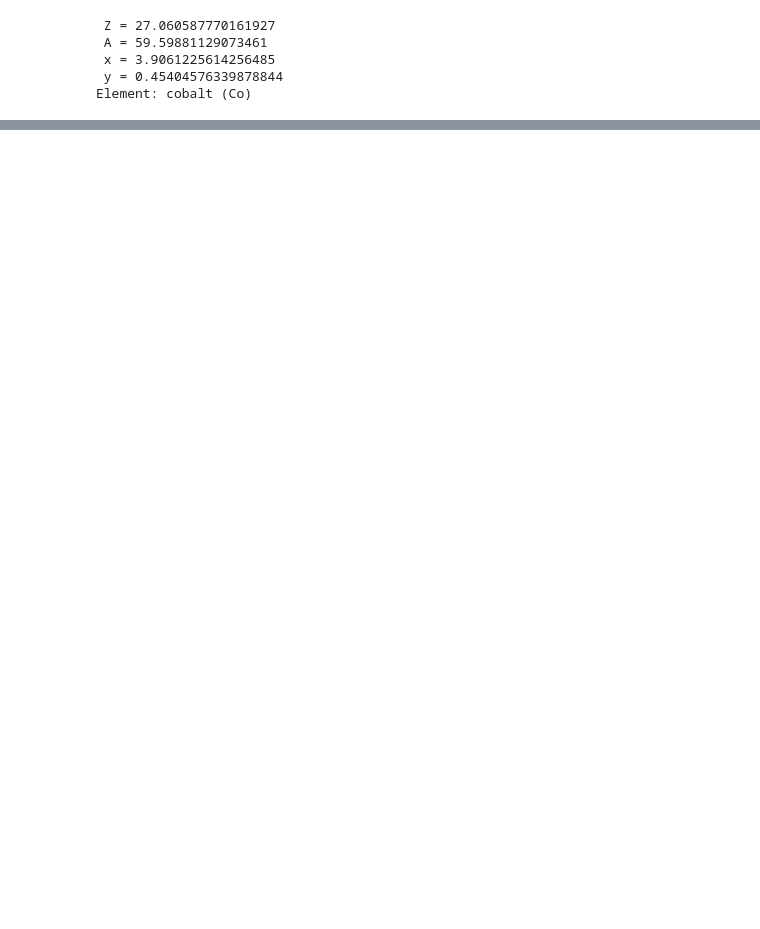
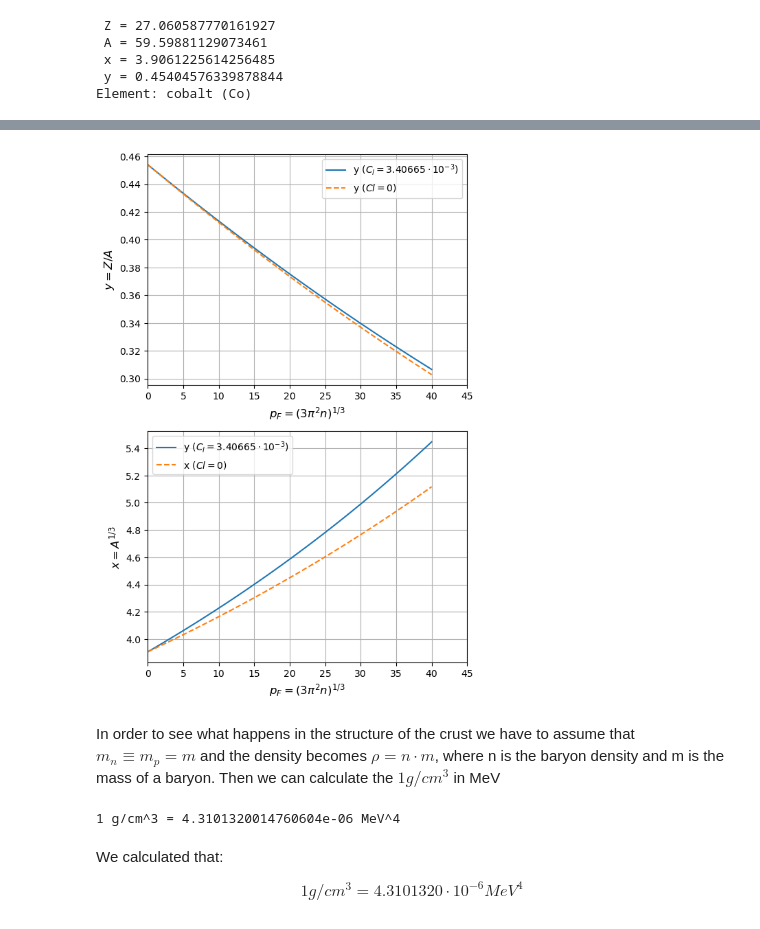
Before and after one commit to Burpsploit/Computational_NuclearPhysics, a Jupyter notebook: Outer_crust/Crust.ipynb, the cells around one changed output, grey strips where cells are left out. Saved outputs shown, nothing was run; the diff lists cells and outputs as text; code cells hidden in the pictures; blank space fills up the shorter version.

Commit message:
crust_v_final

```diff
--- a/Outer_crust/Crust.ipynb
+++ b/Outer_crust/Crust.ipynb
@@ -34,0 +118,47 @@ Element: cobalt (Co)
+# %%
+# Plotting the results
+fig = plt.subplots(2, 1, figsize=(6, 10))
+# Plot for Cl = 3.40665*10**(-3)
+plt.subplot(2, 1, 1)
+plt.plot(dfCl_34['p_f'], dfCl_34['y'], label=r'y ($C_l = 3.40665\cdot 10^{-3}$)')
+plt.plot(dfCl_34['p_f'], dfCl_0['y'],linestyle='--', label=r'y ($Cl = 0$)')
+plt.xlabel(r'$p_F=(3\pi^2n)^{1/3}$', fontsize=12)
+plt.ylabel(r'$y=Z/A$', fontsize=12)
+plt.xlim(min(dfCl_34['p_f']), max(dfCl_34['p_f']+5))
+plt.legend()
+plt.grid()
+# Plot for Cl = 0
+plt.subplot(2, 1, 2)
+plt.plot(dfCl_34['p_f'], dfCl_34['x'], label=r'y ($C_l = 3.40665\cdot 10^{-3}$)')
+plt.plot(dfCl_0['p_f'], dfCl_0['x'],linestyle='--', label=r'x ($Cl = 0$)')
+plt.xlabel(r'$p_F=(3\pi^2n)^{1/3}$', fontsize=12)
+plt.ylabel(r'$x=A^{1/3}$', fontsize=12)
+plt.legend()
+plt.grid()
+plt.xlim(min(dfCl_34['p_f']), max(dfCl_34['p_f']+5))
+#plt.tight_layout()
+plt.subplots_adjust(top=0.85)
+plt.show()
+# %% [output]
+[figure, added]
+# %% [markdown]
+In order to see what happens in the structure of the crust we have to assume that $m_n \equiv m_p = m$ and the density becomes $\rho = n \cdot m$,
+where n is the baryon density and m is the mass of a baryon. Then we can calculate the $1 g/cm^3$ in MeV
+# %%
+fm_to_m = 1e-15
+kg_to_MeV = 5.60958885e29
+rho_kg_per_m3 = 1e3
+
+rho_MeV_per_fm3 = rho_kg_per_m3 * kg_to_MeV / 1e45
+fm3_to_MeV3 = hbarc**3
+rho__MeV4 = rho_MeV_per_fm3 * fm3_to_MeV3
+
+print(f"1 g/cm^3 = {rho__MeV4} MeV^4")
+# %% [output]
+1 g/cm^3 = 4.3101320014760604e-06 MeV^4
+# %% [markdown]
+We calculated that:
+
+\begin{equation}
+    1 g / cm^3 = 4.3101320\cdot10^{-6} MeV^4
+\end{equation}
```
Also changed, not shown: parts of 11 cells of this notebook.
